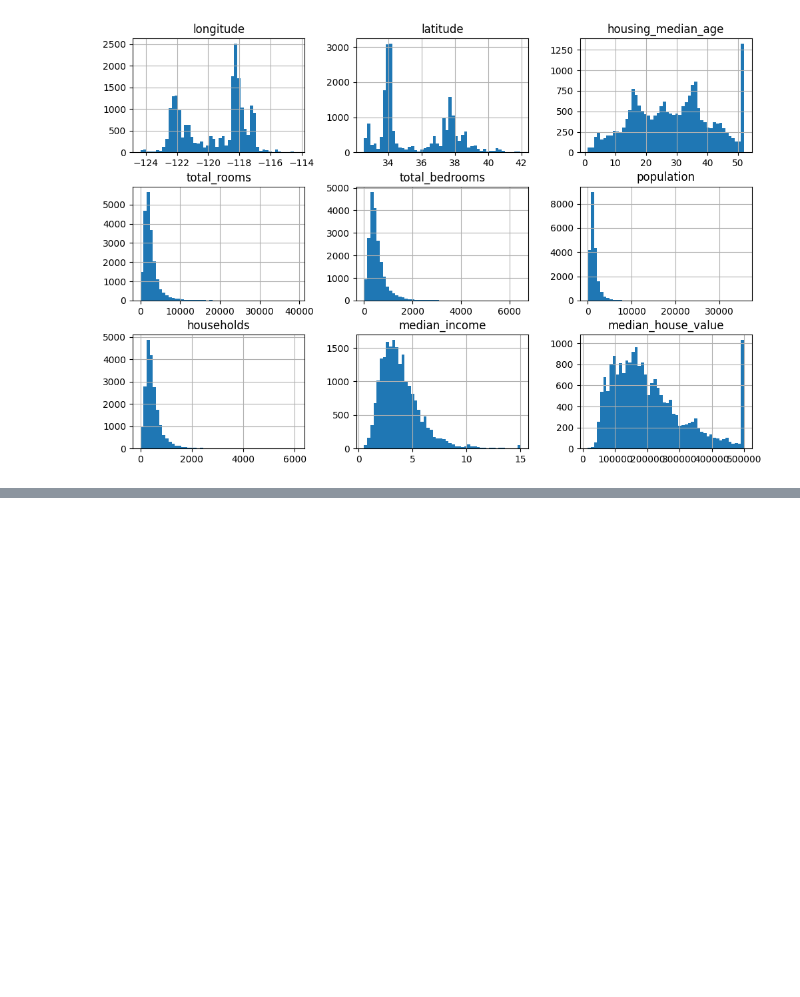
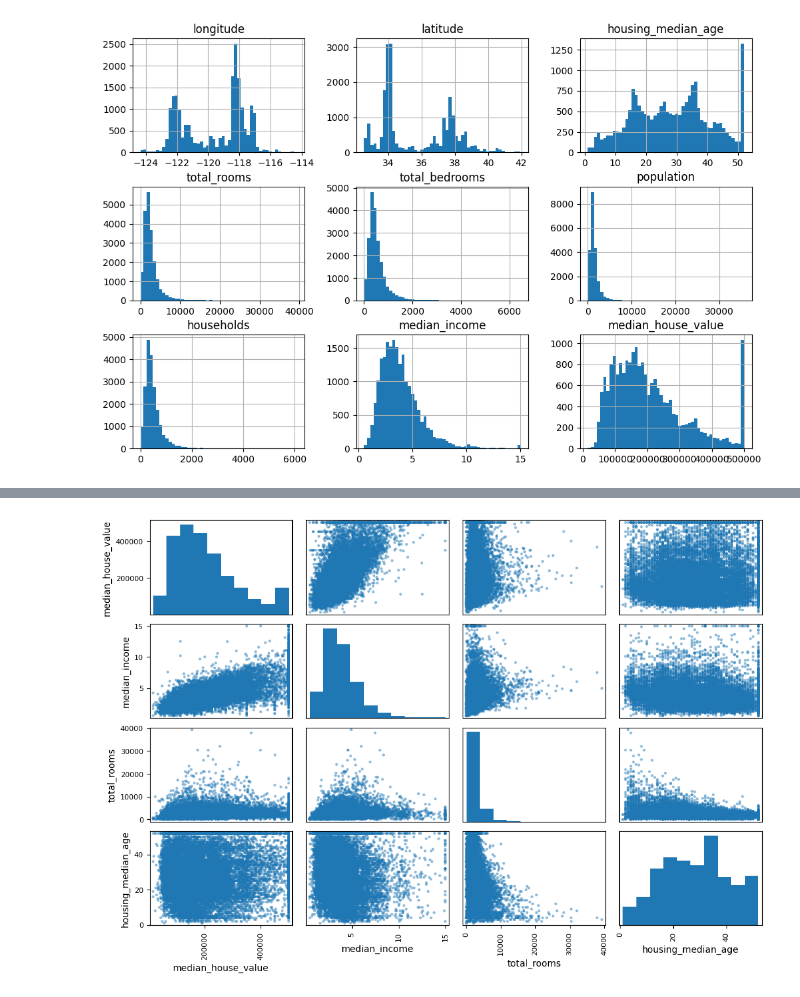
Before and after one commit to kcnewman/hands-on-ml, a Jupyter notebook: notebooks/chapter2. End-to-End ML Project.ipynb, the cells around one changed output, grey strips where cells are left out. Cells and saved outputs as stored; diff of their text form; code cells hidden in the pictures; blank space fills up the shorter version.

```diff
--- a/notebooks/chapter2. End-to-End ML Project.ipynb
+++ b/notebooks/chapter2. End-to-End ML Project.ipynb
@@ -121,0 +159,12 @@ for set_ in (strat_test_set, strat_train_set):
+# %%
+# Alternatively, you could use pandas
+scatter_matrix(
+    housing[
+        ["median_house_value", "median_income", "total_rooms", "housing_median_age"]
+    ],
+    figsize=(12, 8),
+)
+plt.subplots_adjust(wspace=0.1, hspace=0.1)
+plt.show()
+# %% [output]
+[figure, added]
```
Also changed, not shown: parts of 4 cells of this notebook.
